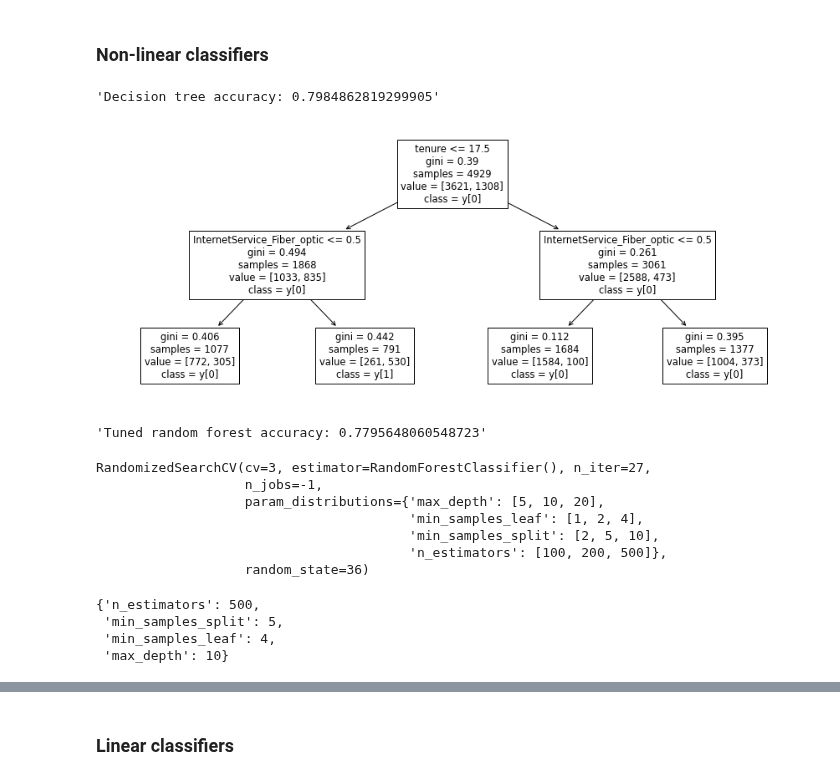
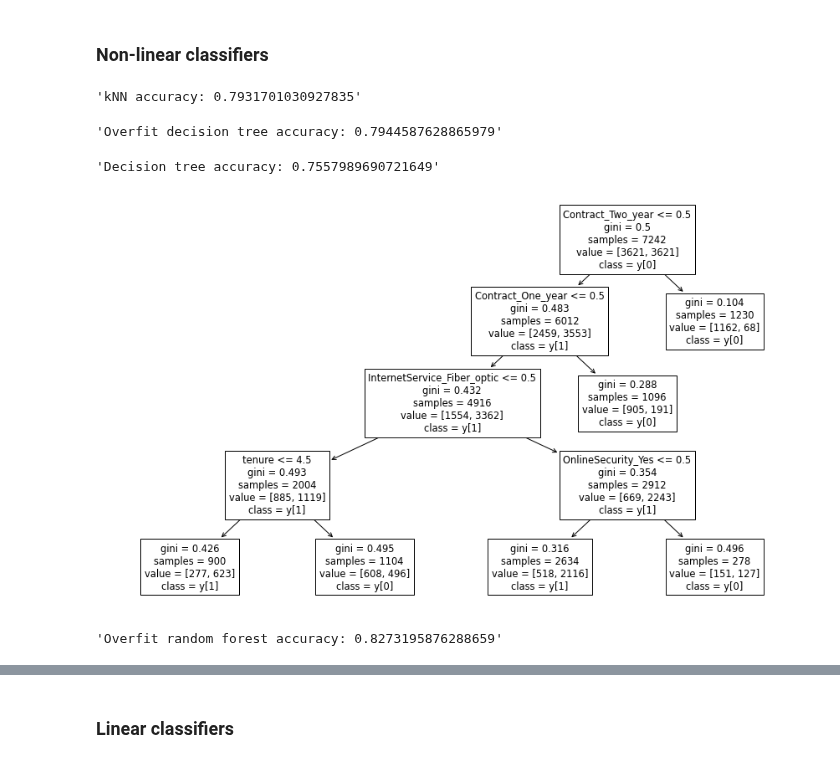
Before and after one commit to konstanzer/reducing_churn, a Jupyter notebook: modeling.ipynb, the cells around one changed output, grey strips where cells are left out. Cells and saved outputs as stored; diff of their text form; code cells hidden in the pictures.

```diff
--- a/modeling.ipynb
+++ b/modeling.ipynb
@@ -111,6 +111,6 @@ calc_vif(telco_df)
 # %%
-telco_df = telco_df.drop(['MonthlyCharges', 'StreamingTV_Yes', 'PhoneService_Yes',
-                          'TotalCharges', 'InternetService_No'], axis=1)
+telco_df = telco_df.drop(['MonthlyCharges', 'PhoneService_Yes', 'InternetService_No',
+                          'TotalCharges'], axis=1)
 # %%
 calc_vif(telco_df)
 # %% [output]
@@ -142,0 +156,7 @@ sns.heatmap(corr_mat);
+# %%
+# define random oversampling strategy
+oversample = RandomOverSampler(sampling_strategy='minority')
+#X_train, y_train = oversample.fit_resample(X_train, y_train)
+#or synthetic kNN data
+smote = SMOTE(random_state=36)
+X_train, y_train = smote.fit_resample(X_train, y_train)
@@ -155,48 +211,30 @@ X_train.shape, X_test.shape, X_val.shape, y_test.shape, y_train.shape, y_val.sha
 # %% [markdown]
 ### Non-linear classifiers
+# %%
+#kNN benefited from the SMOTEing on dev set
+knn = KNeighborsClassifier(n_neighbors=10, weights='uniform').fit(X_train, y_train)
+f"kNN accuracy: {knn.score(X_val, y_val)}"
+# %% [output]
+'kNN accuracy: 0.7931701030927835'
+# %%
+dt = DecisionTreeClassifier(random_state=36).fit(X_train, y_train)
+f"Overfit decision tree accuracy: {dt.score(X_val, y_val)}"
+# %% [output]
+'Overfit decision tree accuracy: 0.7944587628865979'
 # %%
-#ccp_alpha prunes weak links based on impurity
-#a useless, 100% impure node splits evenly (50/50) whereas a 100% pure node classifies all samples to one class
-#capping min_samples_leaf and max_depth prevents overfitting
-dt = DecisionTreeClassifier(min_samples_leaf=5, max_depth=10, ccp_alpha=.01, random_state=36).fit(X_train, y_train)
+#ccp_alpha prunes weak links based on impurity, a useless, 100% impure node splits evenly (50/50) whereas a 100% pure node classifies all samples to one class
+dt = DecisionTreeClassifier(ccp_alpha=.005, random_state=36).fit(X_train, y_train)
 f"Decision tree accuracy: {dt.score(X_val, y_val)}"
 # %% [output]
-'Decision tree accuracy: 0.7984862819299905'
+'Decision tree accuracy: 0.7557989690721649'
 # %%
-plt.figure(figsize=(15,6))
+plt.figure(figsize=(15,9))
 plot_tree(dt, feature_names=X_val.columns, class_names=True);
 # %% [output]
-[figure, old version]
+[figure, new version]
 # %%
 rf = RandomForestClassifier(random_state=36).fit(X_train, y_train)
-f"Tuned random forest accuracy: {rf.score(X_val, y_val)}"
+f"Overfit random forest accuracy: {rf.score(X_val, y_val)}"
 # %% [output]
-'Tuned random forest accuracy: 0.7795648060548723'
+'Overfit random forest accuracy: 0.8273195876288659'
-# %%
-param_grid = {'n_estimators': [100, 200, 500], #default 100 trees
-               'max_depth': [5, 10, 20], #default is ALL THE WAY
-               'min_samples_split': [2, 5, 10], #default 2
-               'min_samples_leaf': [1, 2, 4]} #default 1
-#randomly choose 27 out of 3*3*3*3 (81) possible models
-rf_random = RandomizedSearchCV(estimator=RandomForestClassifier(),
-                               param_distributions=param_grid,
-                               n_iter=27, cv=3, verbose=0,
-                               random_state=36, n_jobs=-1) ##-1 means use all the processors
-rf_random.fit(X_train, y_train)
-# %% [output]
-RandomizedSearchCV(cv=3, estimator=RandomForestClassifier(), n_iter=27,
-                   n_jobs=-1,
-                   param_distributions={'max_depth': [5, 10, 20],
-                                        'min_samples_leaf': [1, 2, 4],
-                                        'min_samples_split': [2, 5, 10],
-                                        'n_estimators': [100, 200, 500]},
-                   random_state=36)
-# %%
-params = rf_random.best_params_
-params
-# %% [output]
-{'n_estimators': 500,
- 'min_samples_split': 5,
- 'min_samples_leaf': 4,
- 'max_depth': 10}
 # %%
```
Also changed, not shown: parts of 26 cells of this notebook, 3 other files.
